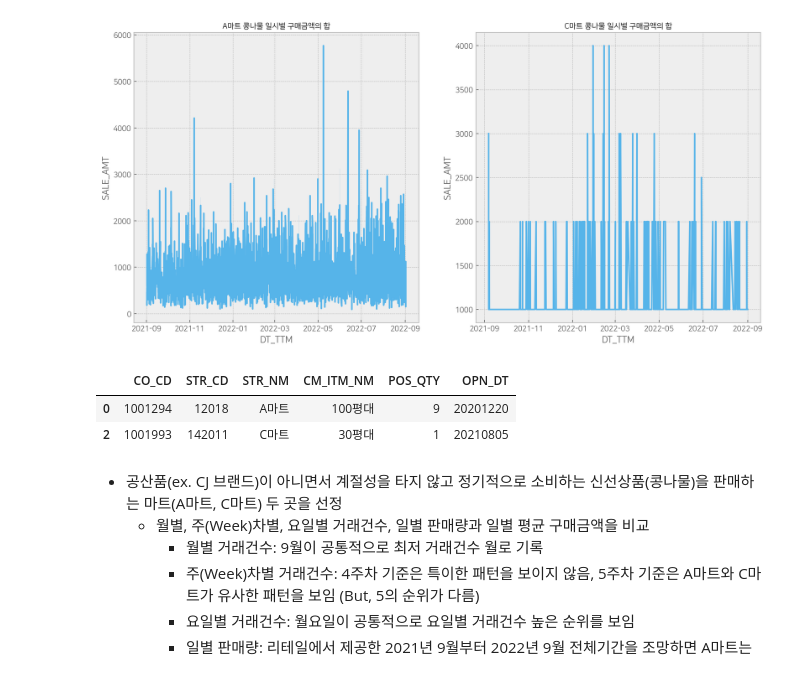
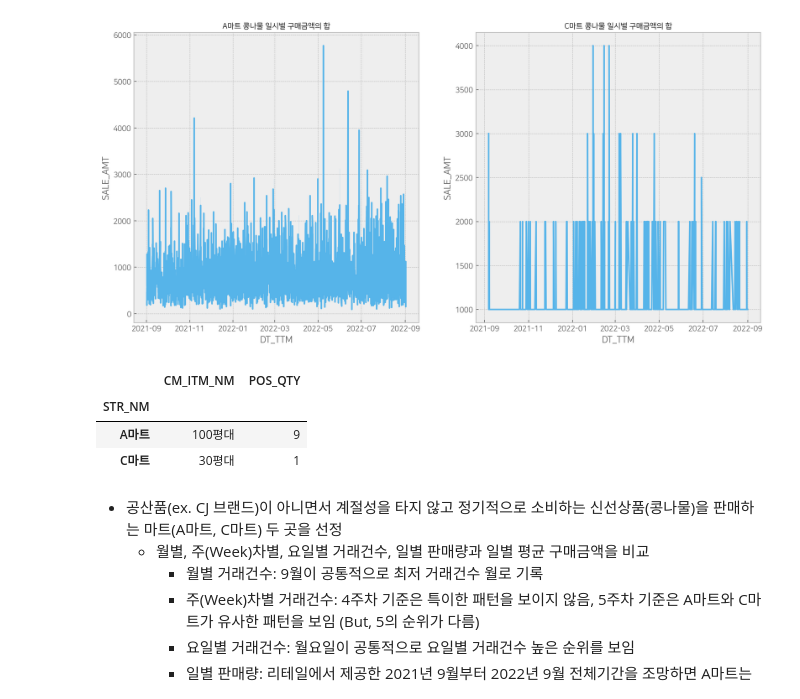
Before and after one commit to headgen/Year_Dream_2nd, a Jupyter notebook: Project/Team/Retail/(221007) Retail_EDA.ipynb, the cells around one changed output. Saved outputs shown, nothing was run; the diff lists cells and outputs as text; code cells hidden in the pictures.

```diff
--- a/Project/Team/Retail/(221007) Retail_EDA.ipynb
+++ b/Project/Team/Retail/(221007) Retail_EDA.ipynb
@@ -340,12 +340,13 @@ plt.show()
 # %%
 # 매장 목록: str_list
 str_list = pd.read_csv('data/str_list.csv')
 
-str_list.loc[[0,2]]
+str_list.loc[[0,2]][['STR_NM','CM_ITM_NM','POS_QTY']].set_index('STR_NM')
 # %% [output]
-|  | CO_CD | STR_CD | STR_NM | CM_ITM_NM | POS_QTY | OPN_DT |
-| 0 | 1001294 | 12018 | A마트 | 100평대 | 9 | 20201220 |
-| 2 | 1001993 | 142011 | C마트 | 30평대 | 1 | 20210805 |
+|  | CM_ITM_NM | POS_QTY |
+| STR_NM |  |  |
+| A마트 | 100평대 | 9 |
+| C마트 | 30평대 | 1 |
 # %% [markdown]
 - 공산품(ex. CJ 브랜드)이 아니면서 계절성을 타지 않고 정기적으로 소비하는 신선상품(콩나물)을 판매하는 마트(A마트, C마트) 두 곳을 선정
     - 월별, 주(Week)차별, 요일별 거래건수, 일별 판매량과 일별 평균 구매금액을 비교
```
Also changed, not shown: 1 other file.
